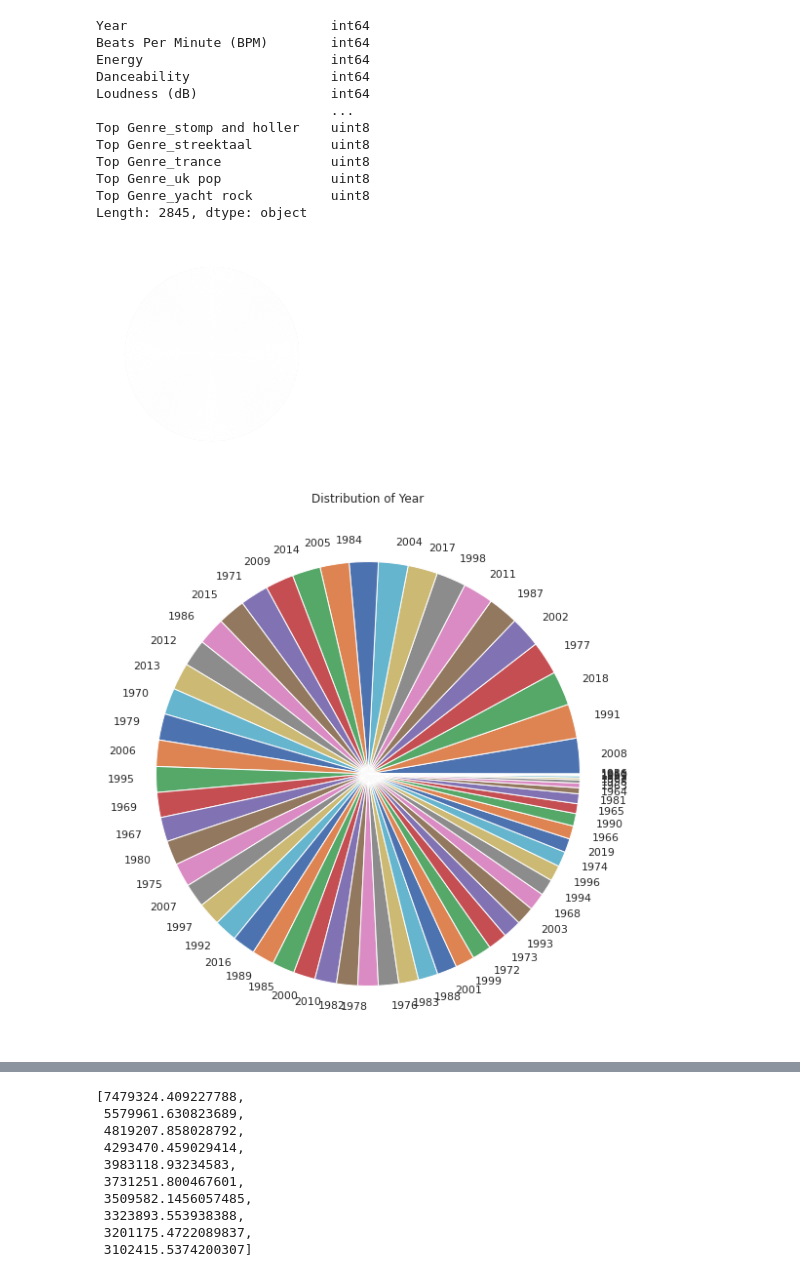
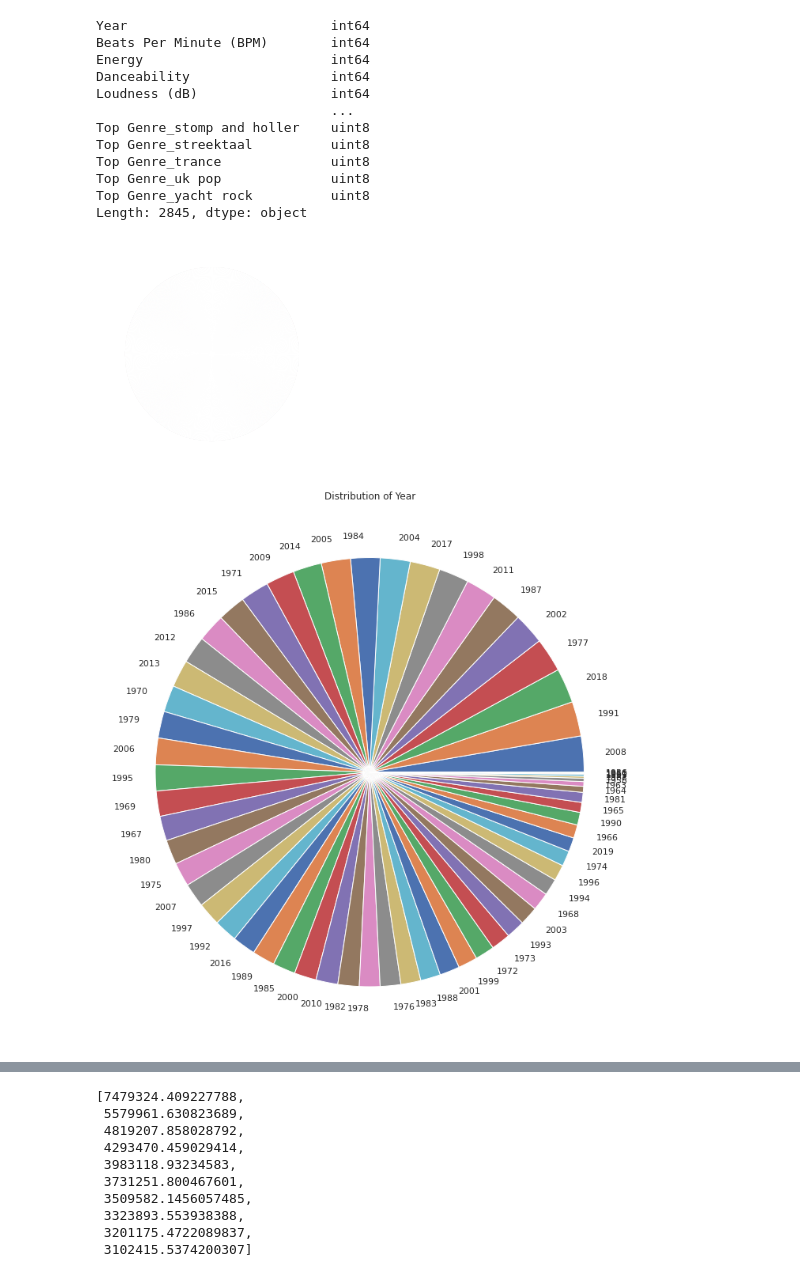
Before and after one commit to LubnaSajeel/lubna, a Jupyter notebook: music.ipynb, the cells around one changed output, grey strips where cells are left out. Saved outputs shown, nothing was run; the diff lists cells and outputs as text; code cells hidden in the pictures.

```diff
--- a/music.ipynb
+++ b/music.ipynb
@@ -197,11 +197,12 @@ Length: 2845, dtype: object
 # %%
 X=df['Year']
 plt.pie(X)
 counts = X.value_counts()
 fig = plt.figure(figsize=(25,10))
 plt.pie(counts, labels=counts.index)
 plt.title('Distribution of Year')
+plt.tight_layout()
 plt.show()
 # %% [output]
 [figure]
-[figure, old version]
+[figure, new version]
```
Also changed, not shown: parts of 9 cells of this notebook.
